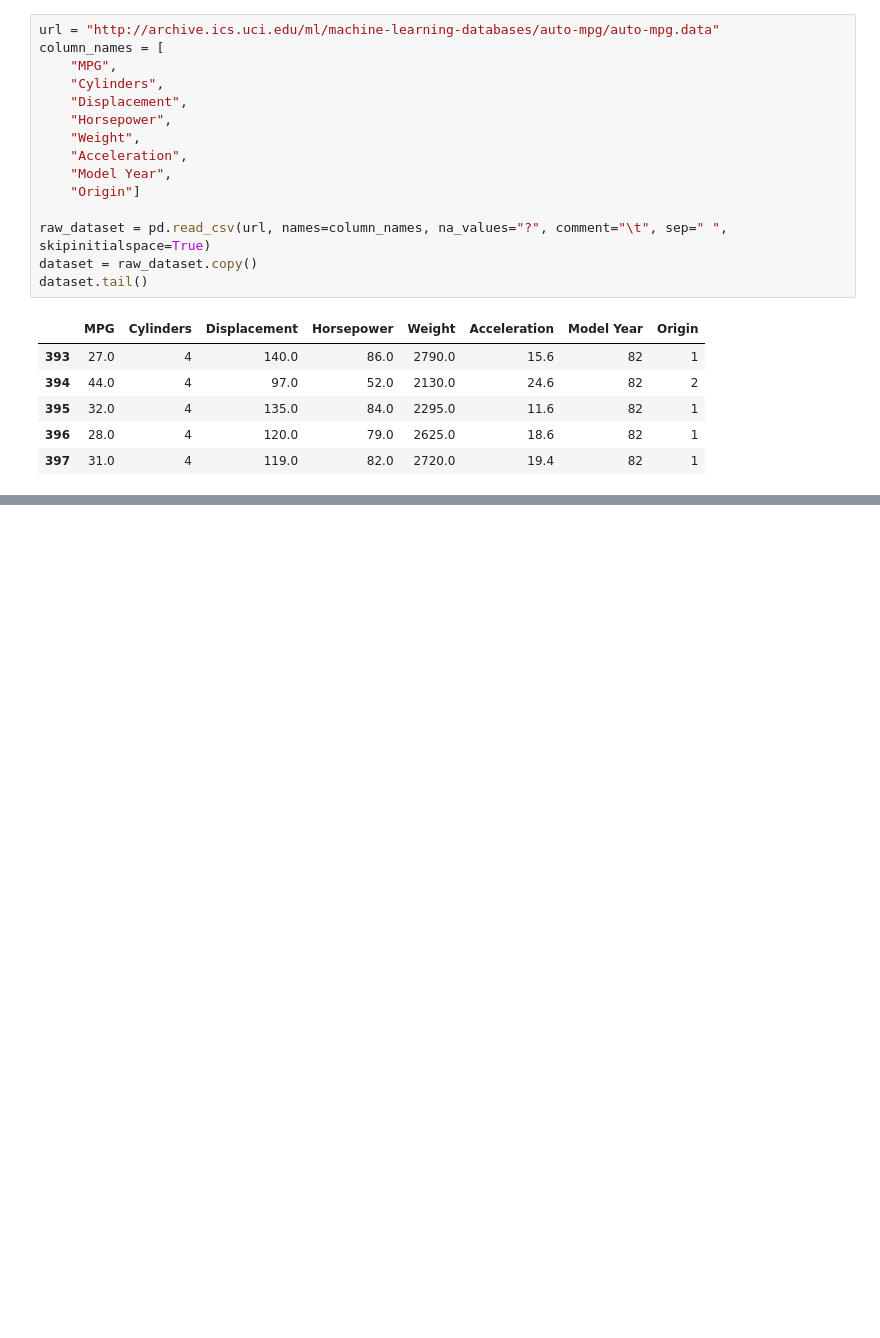
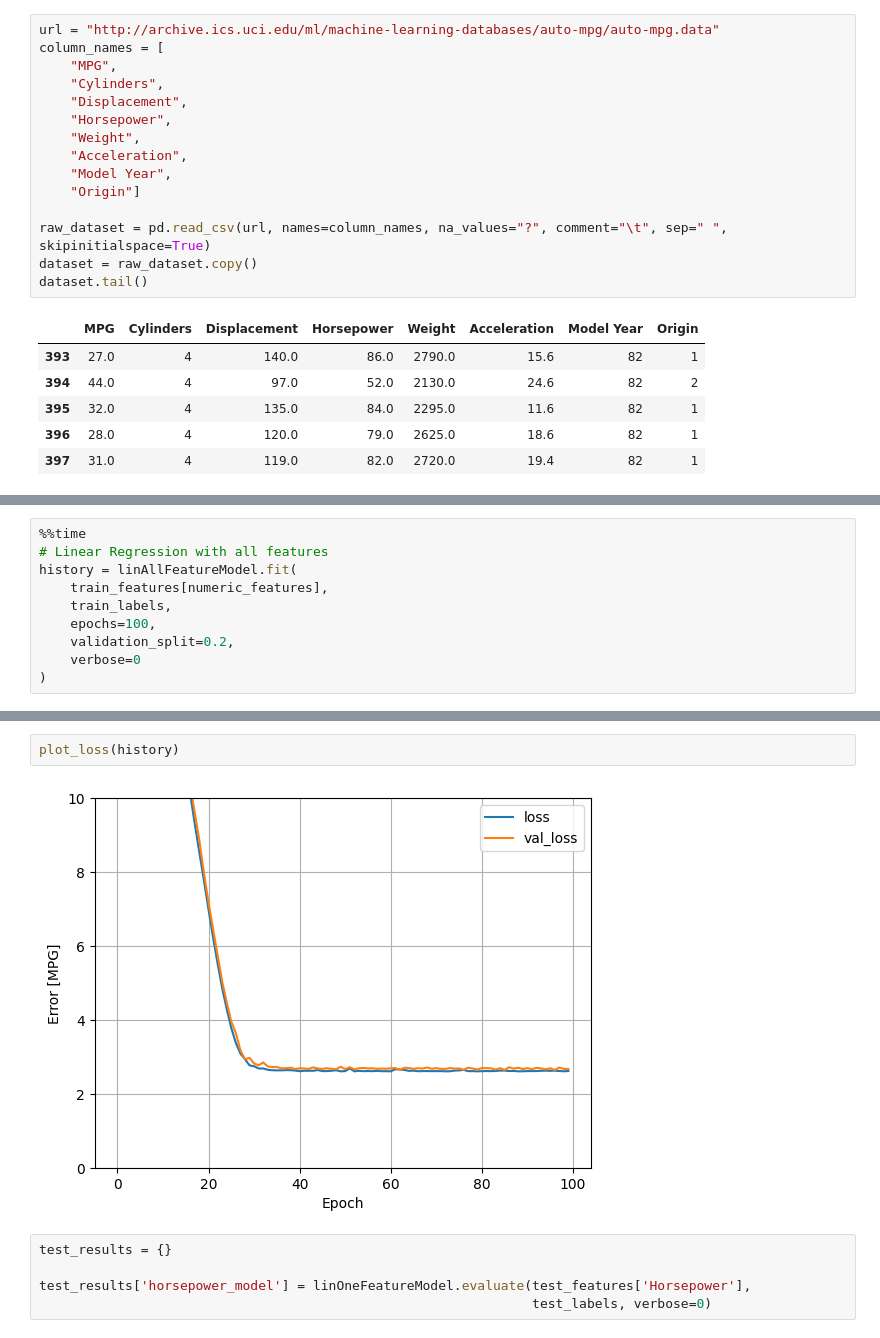
Before and after one commit to santiago-cruzlopez/WLV-MSc-AI, a Jupyter notebook: 02_Deep_Machine_Learning/W3_Hyper_Parameters/01_Regression.ipynb, the cells around one changed output, grey strips where cells are left out. Saved outputs shown, nothing was run; the diff lists cells and outputs as text; blank space fills up the shorter version.

```diff
--- a/02_Deep_Machine_Learning/W3_Hyper_Parameters/01_Regression.ipynb
+++ b/02_Deep_Machine_Learning/W3_Hyper_Parameters/01_Regression.ipynb
@@ -54,0 +198,10 @@ dataset.tail()
+# %%
+%%time
+# Linear Regression with all features
+history = linAllFeatureModel.fit(
+    train_features[numeric_features],
+    train_labels,
+    epochs=100,
+    validation_split=0.2,
+    verbose=0
+)
@@ -54,0 +222,9 @@ dataset.tail()
+# %%
+plot_loss(history)
+# %% [output]
+[figure, added]
+# %%
+test_results = {}
+
+test_results['horsepower_model'] = linOneFeatureModel.evaluate(test_features['Horsepower'],
+                                                               test_labels, verbose=0)
```
Also changed, not shown: parts of 33 cells of this notebook, 6 other files.
